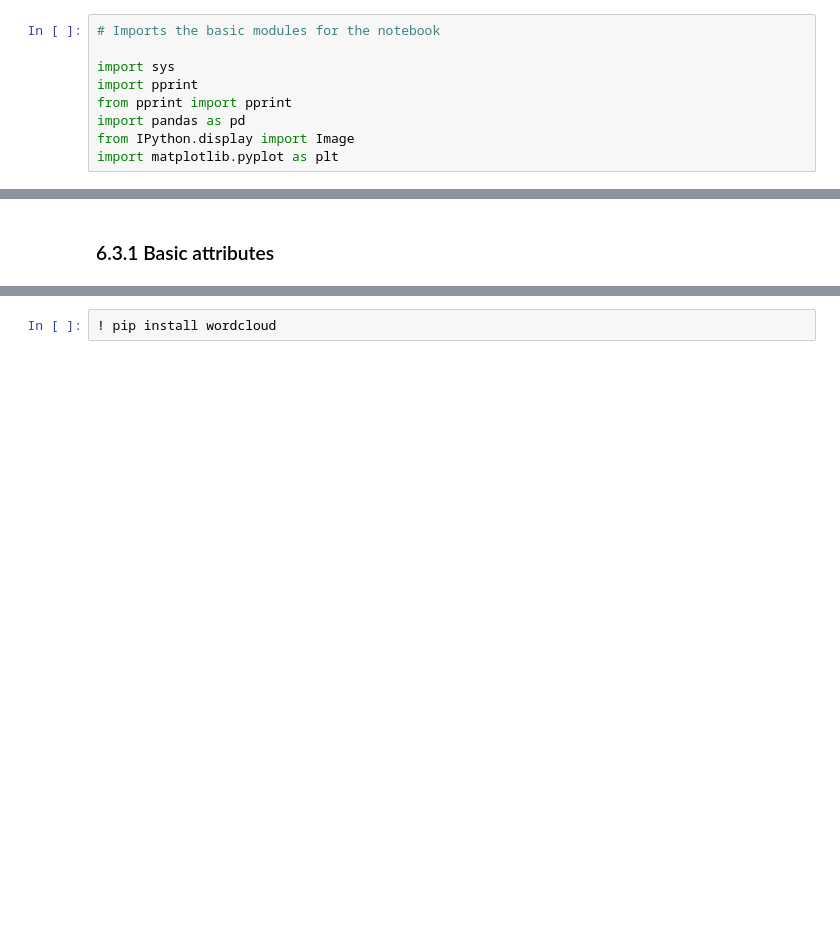
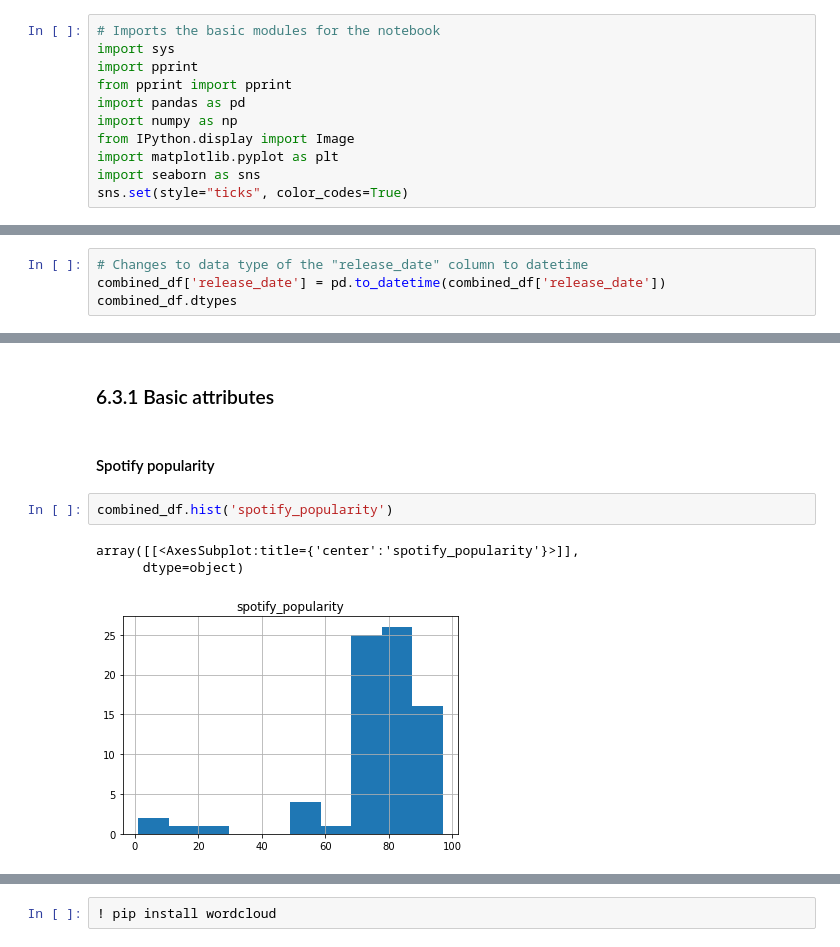
Before and after one commit to doratian99/MSIN0166-DE-Individual-Project, a Jupyter notebook: Notebook Folder/Notebook.ipynb, the cells around one changed output, grey strips where cells are left out. Drawn from its saved outputs; the diff is of its cells as text; blank space fills up the shorter version.

```diff
--- a/Notebook Folder/Notebook.ipynb
+++ b/Notebook Folder/Notebook.ipynb
@@ -9,13 +9,15 @@ Image(filename='cover_photo.jpg')
 This notebook contains the codes and markup texts for the data collection, processing, storage, exploratory analysis and machine learning processes of my individual project for MSIN0166 Data Engineering.
 # %%
 # Imports the basic modules for the notebook
-
 import sys
 import pprint
 from pprint import pprint
 import pandas as pd
+import numpy as np
 from IPython.display import Image
 import matplotlib.pyplot as plt
+import seaborn as sns
+sns.set(style="ticks", color_codes=True)
 # %% [markdown]
 # 1. Spotify Data
 Spotipy - Retrieving playlist and track data from Spotify
@@ -1407,0 +1427,4 @@ combined_df.head(5)
+# %%
+# Changes to data type of the "release_date" column to datetime
+combined_df['release_date'] = pd.to_datetime(combined_df['release_date'])
+combined_df.dtypes
@@ -1411,3 +1462,11 @@ combined_df.head(5)
 ## 6.3 Data Visualisation
 # %% [markdown]
 ### 6.3.1 Basic attributes
+# %% [markdown]
+#### Spotify popularity
+# %%
+combined_df.hist('spotify_popularity')
+# %% [output]
+array([[<AxesSubplot:title={'center':'spotify_popularity'}>]],
+      dtype=object)
+[figure, added]
```
Also changed, not shown: parts of 31 cells of this notebook.
